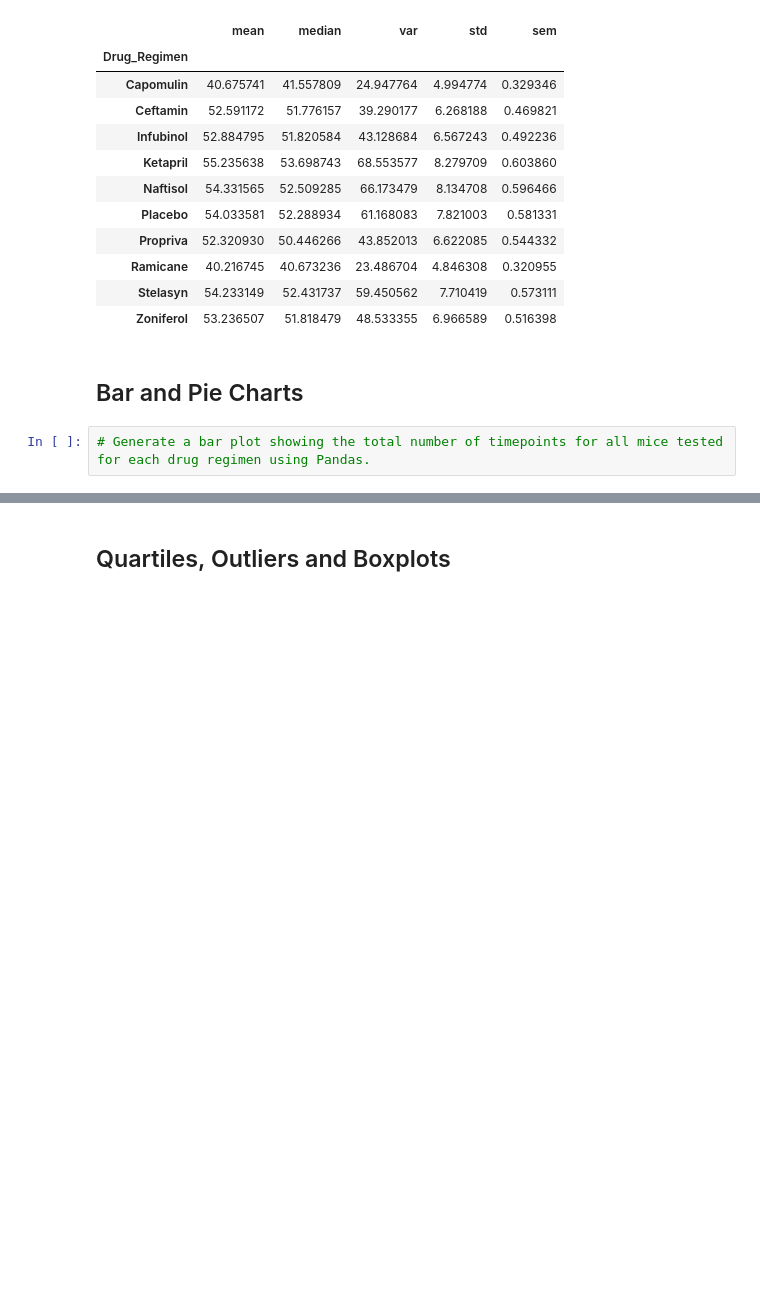
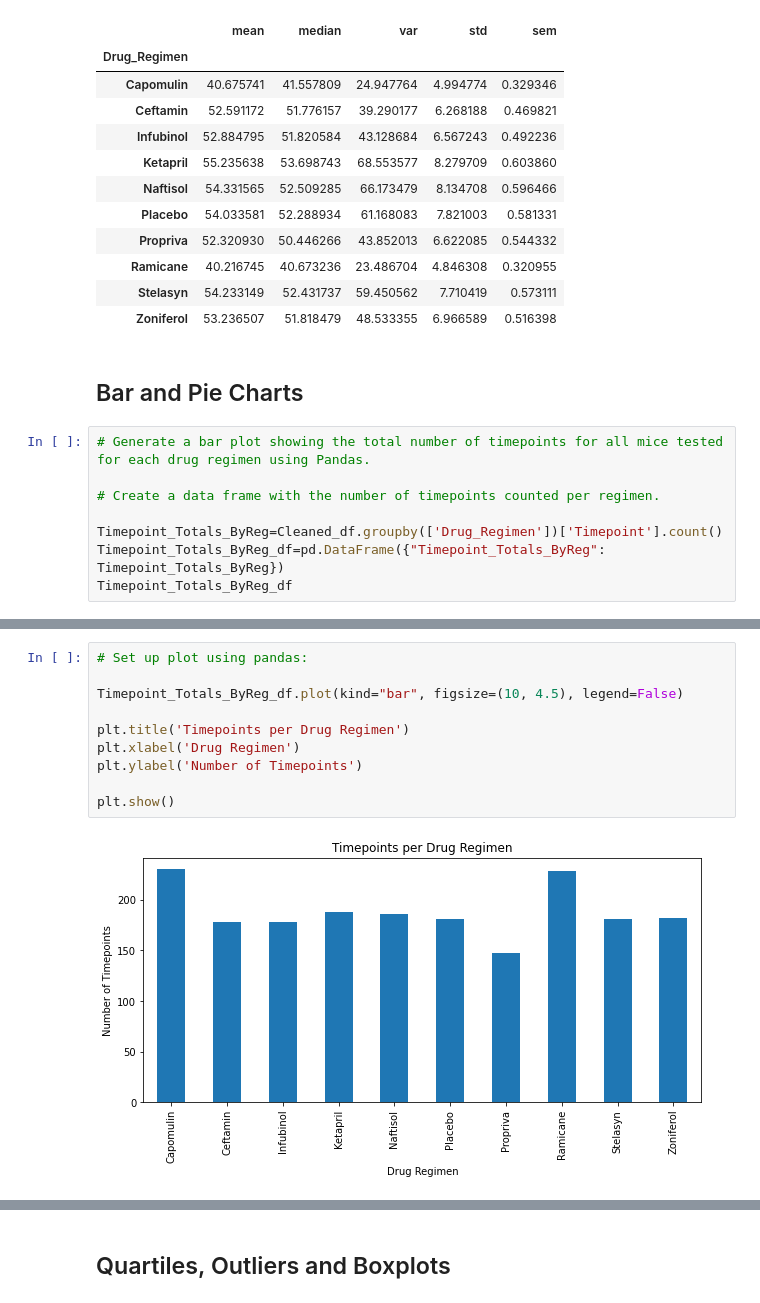
Before and after one commit to DizzyBurls/Matplotlib_Challenge, a Jupyter notebook: Instructions/Pymaceuticals/pymaceuticals_starter.ipynb, the cells around one changed output, grey strips where cells are left out. Cells and saved outputs as stored; diff of their text form; blank space fills up the shorter version.

```diff
--- a/Instructions/Pymaceuticals/pymaceuticals_starter.ipynb
+++ b/Instructions/Pymaceuticals/pymaceuticals_starter.ipynb
@@ -265,3 +265,9 @@ Tumor_Volume_Summary_ByReg
 ## Bar and Pie Charts
 # %%
 # Generate a bar plot showing the total number of timepoints for all mice tested for each drug regimen using Pandas.
+
+# Create a data frame with the number of timepoints counted per regimen.
+
+Timepoint_Totals_ByReg=Cleaned_df.groupby(['Drug_Regimen'])['Timepoint'].count()
+Timepoint_Totals_ByReg_df=pd.DataFrame({"Timepoint_Totals_ByReg": Timepoint_Totals_ByReg})
+Timepoint_Totals_ByReg_df
@@ -268,2 +287,14 @@ Tumor_Volume_Summary_ByReg
+# %%
+# Set up plot using pandas:
+
+Timepoint_Totals_ByReg_df.plot(kind="bar", figsize=(10, 4.5), legend=False)
+
+plt.title('Timepoints per Drug Regimen')
+plt.xlabel('Drug Regimen')
+plt.ylabel('Number of Timepoints')
+
+plt.show()
+# %% [output]
+[figure, added]
 # %%
 # Generate a bar plot showing the total number of timepoints for all mice tested for each drug regimen using pyplot.
```
Also changed, not shown: parts of 10 cells of this notebook.
